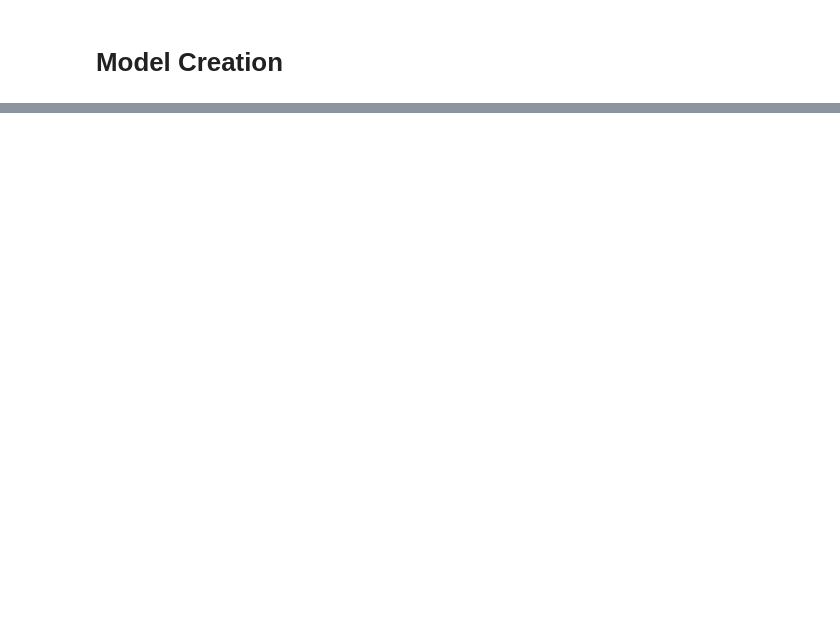
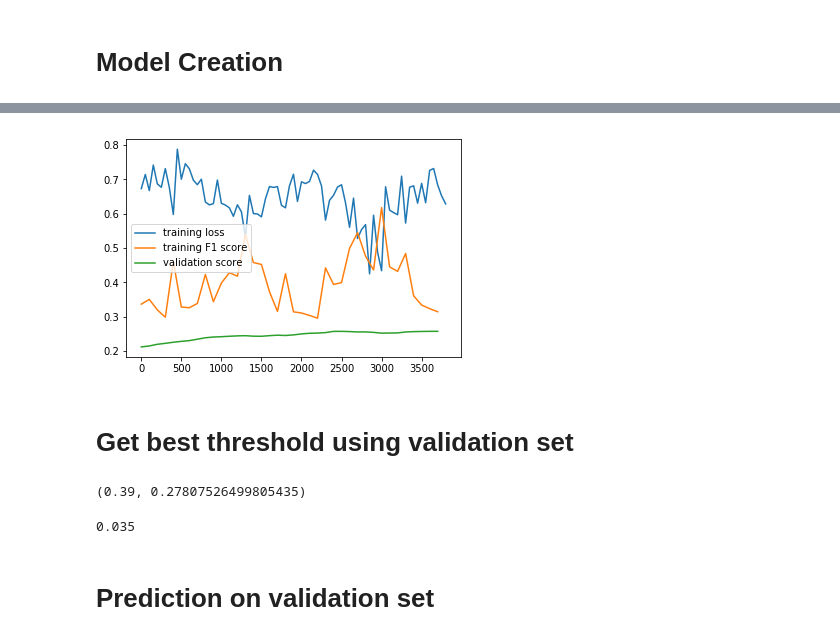
Before and after one commit to michaelfiman/protein_classification, a Jupyter notebook: protein_classifier_main.ipynb, the cells around one changed output, grey strips where cells are left out. Drawn from its saved outputs; the diff is of its cells as text; code cells hidden in the pictures; blank space fills up the shorter version.

```diff
--- a/protein_classifier_main.ipynb
+++ b/protein_classifier_main.ipynb
@@ -419,0 +794,41 @@ with tf.device("/device:CPU:0"):
+# %%
+with tf.device("/device:GPU:0"):
+    try:
+        best_score = 0
+        model = ProteinClassifier(lr2=1e-5)
+        model.load_weights('cpt/cpt.weights')
+        model_helper = TrainingHelper(step_size=50,
+                        y_value_names=["training loss", "training F1 score", "validation score"])
+        itr = train_dataset.make_one_shot_iterator()
+        for step, x in enumerate(itr):
+            x_label_cast = tf.cast(x['train/label'], tf.float32)
+            loss = model.optimize(x['train/image'], x_label_cast, loss_type="f1").numpy()
+            model_helper.append_outputs_if_required({"training loss" : loss},
+                                                            curr_step=step, print_output=False)
+            if (step % 100 == 0):
+                predictions = None
+                labels = None
+                val_itr = test_dataset.make_one_shot_iterator()
+                for val_step, val_x in enumerate(val_itr):
+                    curr_prediction, _ = model.perdict_protein(val_x['test/image'])
+                    curr_prediction = tf.round(curr_prediction)
+                    if predictions is not None:
+                        predictions = np.concatenate((predictions, curr_prediction), axis=0)
+                        labels = np.concatenate((labels, val_x['test/label'].numpy()))
+                    else:
+                        predictions = curr_prediction
+                        labels = val_x['test/label'].numpy()
+                val_score = f1_score(labels, predictions, average='macro')
+
+                train_score = model.test(x['train/image'], x['train/label'])
+                model_helper.append_outputs_if_required({"training loss" : loss, "training F1 score" : train_score,
+                                                         "validation score" : val_score}, curr_step=step, print_output=True)
+            if (step % 50 == 0):
+                if (val_score > best_score):
+                    best_score = val_score
+                    model.save_weights('cpt/cpt_w_f1.weights')
+
+    except Exception as err:
+        raise
+    finally:
+        pass
@@ -419,0 +855,32 @@ with tf.device("/device:CPU:0"):
+# %%
+model_helper.show_graph(keys_to_print=["training loss", "training F1 score", "validation score"])
+# %% [output]
+[figure, added]
+# %% [markdown]
+# Get best threshold using validation set
+# %%
+val_model = ProteinClassifier()
+val_model.load_weights('cpt/cpt_w_f1.weights')
+predictions = None
+labels = None
+with tf.device("/device:GPU:0"):
+    val_itr = test_dataset.make_one_shot_iterator()
+    for val_step, val_x in enumerate(val_itr):
+        curr_prediction = val_model.predict(val_x['test/image']).numpy()
+        if predictions is not None:
+            predictions = np.concatenate((predictions, curr_prediction), axis=0)
+            labels = np.concatenate((labels, val_x['test/label'].numpy()))
+        else:
+            predictions = curr_prediction
+            labels = val_x['test/label'].numpy()
+
+
+    print(val_model.get_best_thresh(predictions, labels, save_threshold=True))
+# %% [output]
+(0.39, 0.27807526499805435)
+# %%
+val_model.threshold
+# %% [output]
+0.035
+# %% [markdown]
+# Prediction on validation set
```
Also changed, not shown: parts of 37 cells of this notebook.
